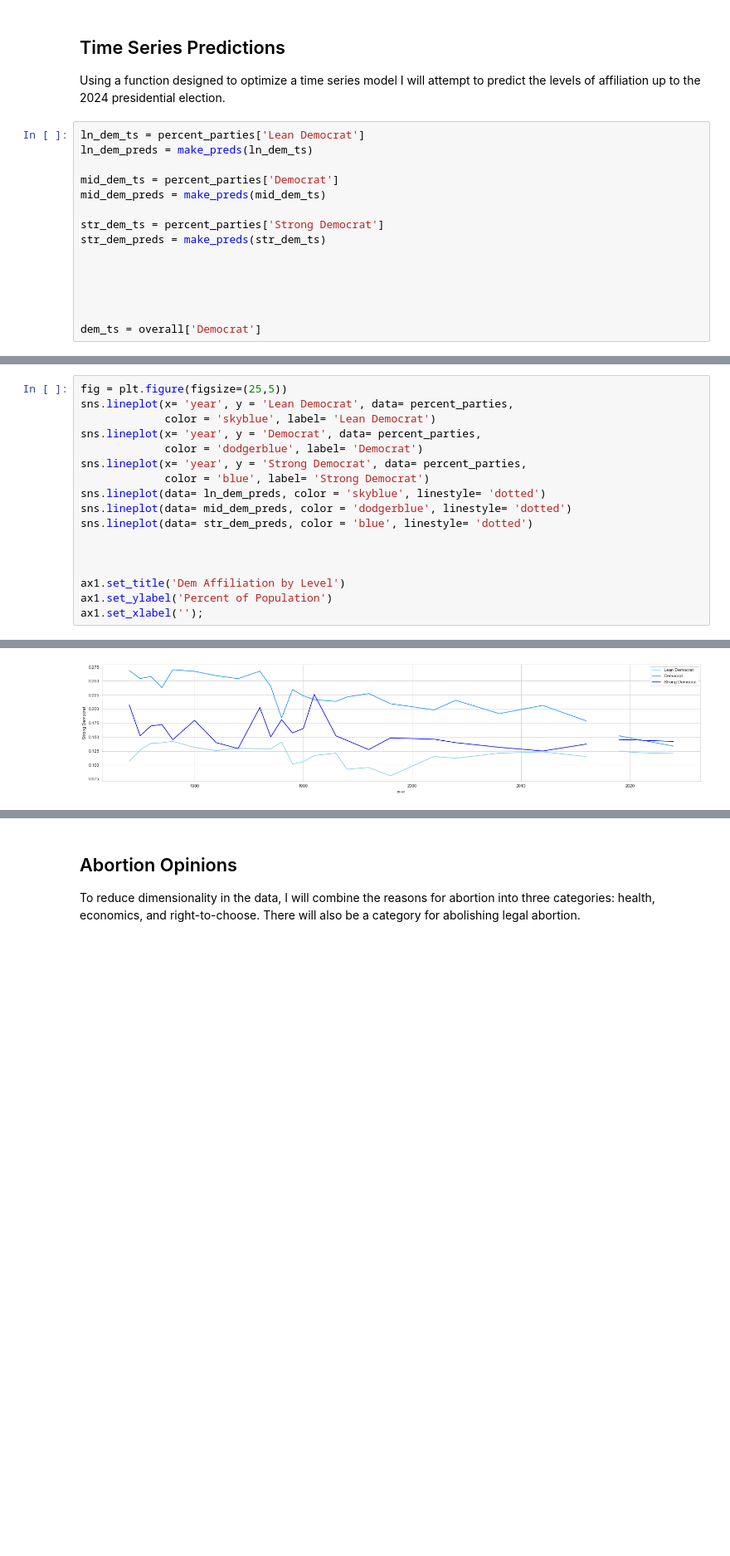
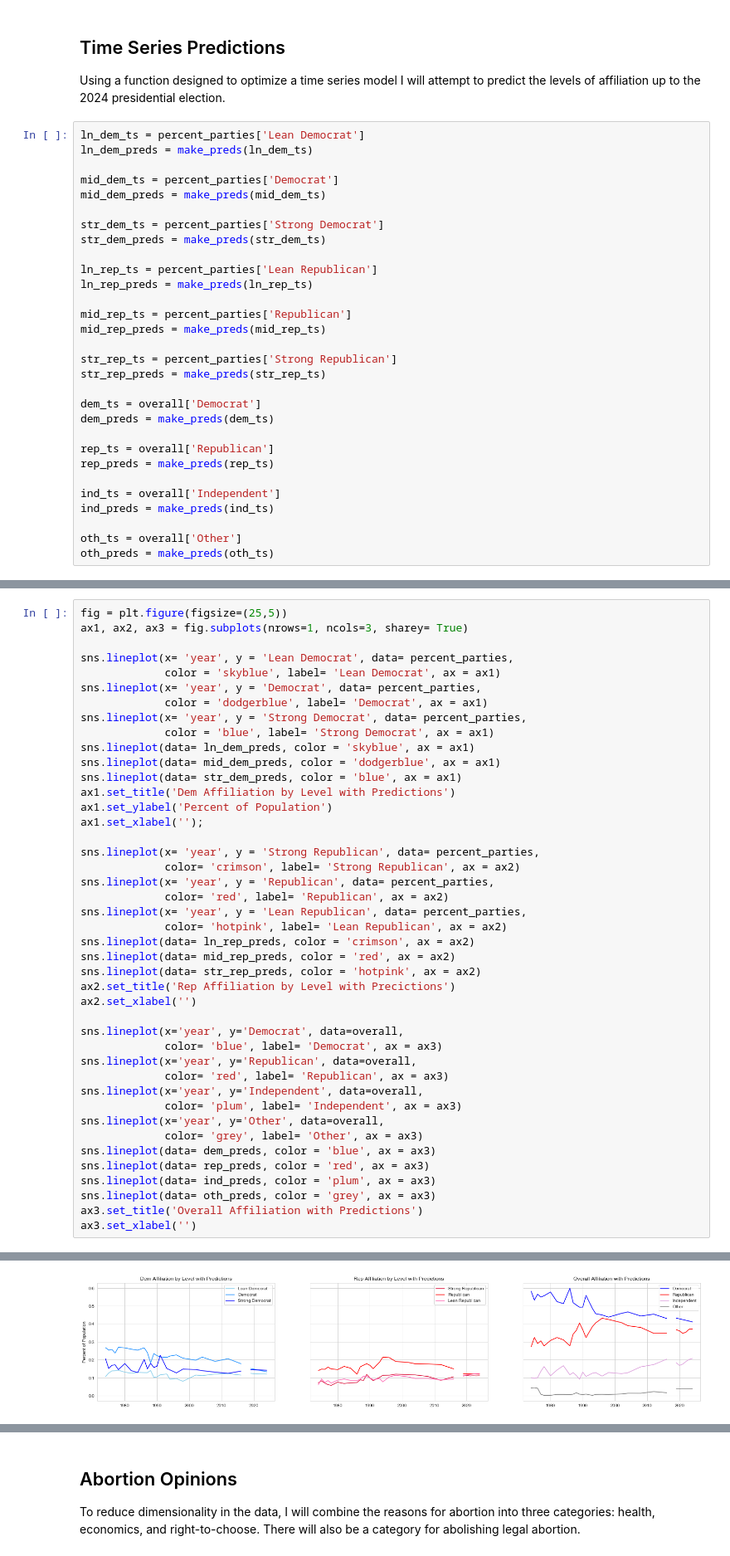
Before and after one commit to shsobieski/Faultlines, a Jupyter notebook: project.ipynb, the cells around one changed output, grey strips where cells are left out. Shown at 83% size. Cells and saved outputs as stored; diff of their text form; blank space fills up the shorter version.

Commit message:
ran predictions for party affiliation

```diff
--- a/project.ipynb
+++ b/project.ipynb
@@ -147,11 +140,26 @@ mid_dem_preds = make_preds(mid_dem_ts)
 str_dem_ts = percent_parties['Strong Democrat']
 str_dem_preds = make_preds(str_dem_ts)
 
+ln_rep_ts = percent_parties['Lean Republican']
+ln_rep_preds = make_preds(ln_rep_ts)
 
+mid_rep_ts = percent_parties['Republican']
+mid_rep_preds = make_preds(mid_rep_ts)
 
-
+str_rep_ts = percent_parties['Strong Republican']
+str_rep_preds = make_preds(str_rep_ts)
 
 dem_ts = overall['Democrat']
+dem_preds = make_preds(dem_ts)
+
+rep_ts = overall['Republican']
+rep_preds = make_preds(rep_ts)
+
+ind_ts = overall['Independent']
+ind_preds = make_preds(ind_ts)
+
+oth_ts = overall['Other']
+oth_preds = make_preds(oth_ts)
 # %% [output]
 (1, 1, 1)
 (1, 1, 1)
@@ -174,18 +174,44 @@ sns.lineplot(data= ln_dem_preds, color = 'skyblue', dashes=True)
 # %%
 fig = plt.figure(figsize=(25,5))
+ax1, ax2, ax3 = fig.subplots(nrows=1, ncols=3, sharey= True)
+
 sns.lineplot(x= 'year', y = 'Lean Democrat', data= percent_parties,
-             color = 'skyblue', label= 'Lean Democrat')
+             color = 'skyblue', label= 'Lean Democrat', ax = ax1)
 sns.lineplot(x= 'year', y = 'Democrat', data= percent_parties,
-             color = 'dodgerblue', label= 'Democrat')
+             color = 'dodgerblue', label= 'Democrat', ax = ax1)
 sns.lineplot(x= 'year', y = 'Strong Democrat', data= percent_parties,
-             color = 'blue', label= 'Strong Democrat')
-sns.lineplot(data= ln_dem_preds, color = 'skyblue', linestyle= 'dotted')
-sns.lineplot(data= mid_dem_preds, color = 'dodgerblue', linestyle= 'dotted')
-sns.lineplot(data= str_dem_preds, color = 'blue', linestyle= 'dotted')
-
-
-
-ax1.set_title('Dem Affiliation by Level')
+             color = 'blue', label= 'Strong Democrat', ax = ax1)
+sns.lineplot(data= ln_dem_preds, color = 'skyblue', ax = ax1)
+sns.lineplot(data= mid_dem_preds, color = 'dodgerblue', ax = ax1)
+sns.lineplot(data= str_dem_preds, color = 'blue', ax = ax1)
+ax1.set_title('Dem Affiliation by Level with Predictions')
 ax1.set_ylabel('Percent of Population')
 ax1.set_xlabel('');
+
+sns.lineplot(x= 'year', y = 'Strong Republican', data= percent_parties,
+             color= 'crimson', label= 'Strong Republican', ax = ax2)
+sns.lineplot(x= 'year', y = 'Republican', data= percent_parties,
+             color= 'red', label= 'Republican', ax = ax2)
+sns.lineplot(x= 'year', y = 'Lean Republican', data= percent_parties,
+             color= 'hotpink', label= 'Lean Republican', ax = ax2)
+sns.lineplot(data= ln_rep_preds, color = 'crimson', ax = ax2)
+sns.lineplot(data= mid_rep_preds, color = 'red', ax = ax2)
+sns.lineplot(data= str_rep_preds, color = 'hotpink', ax = ax2)
+ax2.set_title('Rep Affiliation by Level with Precictions')
+ax2.set_xlabel('')
+
+sns.lineplot(x='year', y='Democrat', data=overall,
+             color= 'blue', label= 'Democrat', ax = ax3)
+sns.lineplot(x='year', y='Republican', data=overall,
+             color= 'red', label= 'Republican', ax = ax3)
+sns.lineplot(x='year', y='Independent', data=overall,
+             color= 'plum', label= 'Independent', ax = ax3)
+sns.lineplot(x='year', y='Other', data=overall,
+             color= 'grey', label= 'Other', ax = ax3)
+sns.lineplot(data= dem_preds, color = 'blue', ax = ax3)
+sns.lineplot(data= rep_preds, color = 'red', ax = ax3)
+sns.lineplot(data= ind_preds, color = 'plum', ax = ax3)
+sns.lineplot(data= oth_preds, color = 'grey', ax = ax3)
+ax3.set_title('Overall Affiliation with Predictions')
+ax3.set_xlabel('')
 # %% [output]
@@ -192 +219 @@ ax1.set_xlabel('');
-[figure, old version]
+[figure, new version]
```
Also changed, not shown: parts of 26 cells of this notebook.
